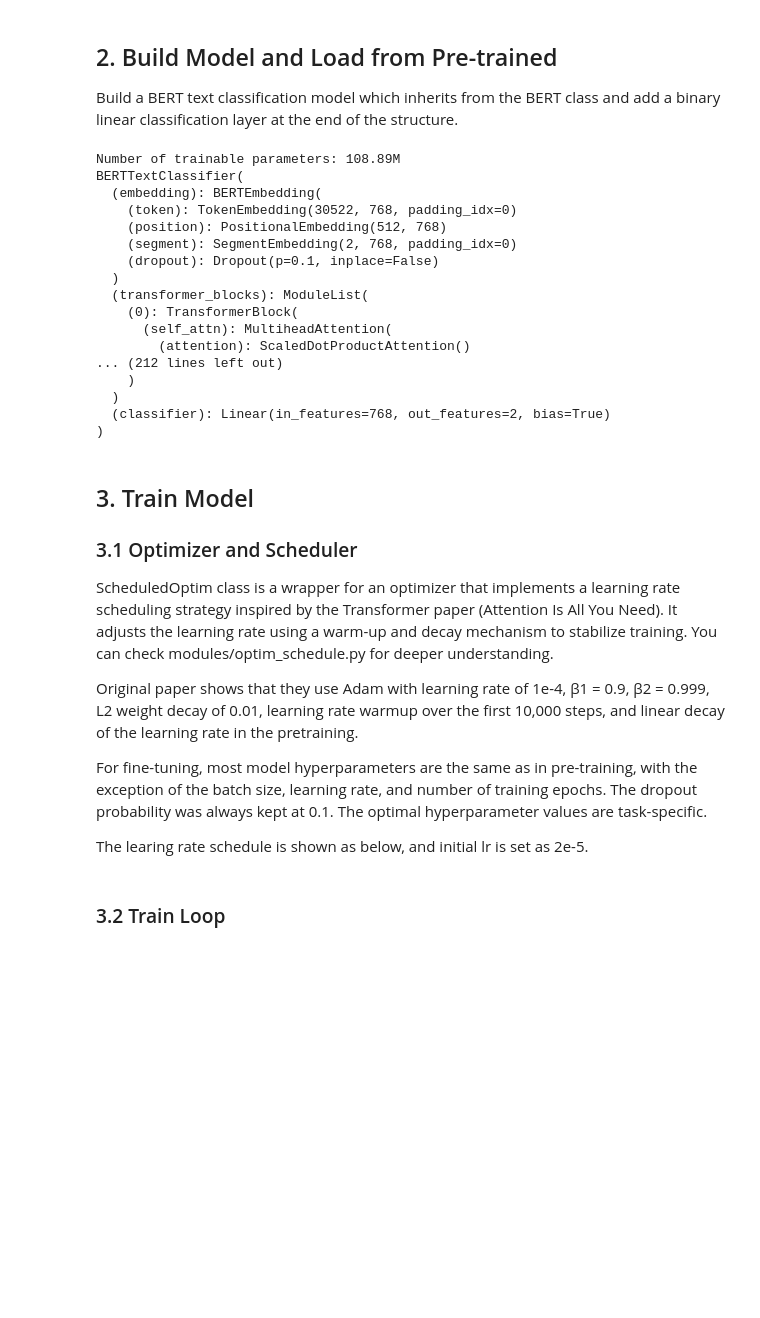
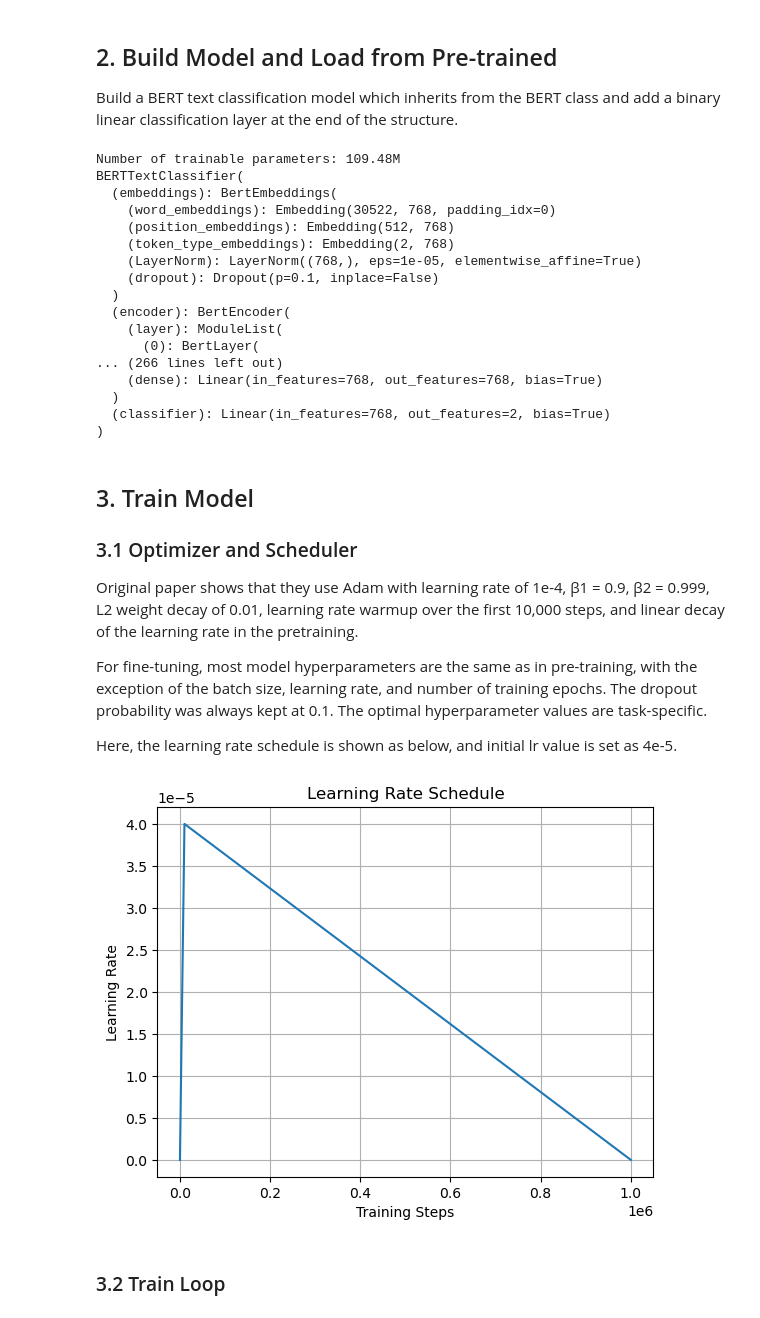
Before and after one commit to Kamichanw/SeekDeeper, a Jupyter notebook: bert/finetune.ipynb, the cells around one changed output. Cells and saved outputs as stored; diff of their text form; code cells hidden in the pictures; blank space fills up the shorter version.

```diff
--- a/bert/finetune.ipynb
+++ b/bert/finetune.ipynb
@@ -24,30 +26,30 @@ for batch in train_dataloader:
 ## 2. Build Model and Load from Pre-trained
 Build a BERT text classification model which inherits from the BERT class and add a binary linear classification layer at the end of the structure.
 # %%
-device = torch.device("cuda" if torch.cuda.is_available() else "cpu")
+device = torch.device("cuda" if torch.cuda.is_available() else "cpu")\
+
 # load pretrained model
 model = BERTTextClassifier.from_pretrained(
-    config.pretrained_path,
+    model_name_or_path=config.pretrained_path,
     num_frozen_layers=0,  # frozen layer. Here do not froze
 )
 model = model.to(device)
-
 print(model)
 # %% [output]
-Number of trainable parameters: 108.89M
+Number of trainable parameters: 109.48M
 BERTTextClassifier(
-  (embedding): BERTEmbedding(
-    (token): TokenEmbedding(30522, 768, padding_idx=0)
-    (position): PositionalEmbedding(512, 768)
-    (segment): SegmentEmbedding(2, 768, padding_idx=0)
+  (embeddings): BertEmbeddings(
+    (word_embeddings): Embedding(30522, 768, padding_idx=0)
+    (position_embeddings): Embedding(512, 768)
+    (token_type_embeddings): Embedding(2, 768)
+    (LayerNorm): LayerNorm((768,), eps=1e-05, elementwise_affine=True)
     (dropout): Dropout(p=0.1, inplace=False)
   )
-  (transformer_blocks): ModuleList(
-    (0): TransformerBlock(
-      (self_attn): MultiheadAttention(
-        (attention): ScaledDotProductAttention()
-... (212 lines left out)
-    )
+  (encoder): BertEncoder(
+    (layer): ModuleList(
+      (0): BertLayer(
+... (266 lines left out)
+    (dense): Linear(in_features=768, out_features=768, bias=True)
   )
   (classifier): Linear(in_features=768, out_features=2, bias=True)
 )
@@ -55,14 +57,55 @@ BERTTextClassifier(
 ## 3. Train Model
 
 ### 3.1 Optimizer and Scheduler
-ScheduledOptim class is a wrapper for an optimizer that implements a learning rate scheduling strategy inspired by the Transformer paper (Attention Is All You Need). It adjusts the learning rate using a warm-up and decay mechanism to stabilize training. You can check modules/optim_schedule.py for deeper understanding.
-
 Original paper shows that they use Adam with learning rate of 1e-4, β1 = 0.9, β2 = 0.999, L2 weight decay of 0.01, learning rate warmup over the first 10,000 steps, and linear decay of the learning rate in the pretraining.
 
 For fine-tuning, most model hyperparameters are the same as in pre-training, with the exception of the batch size, learning rate, and number of training epochs.
 The dropout probability was always kept at 0.1. The optimal hyperparameter values are task-specific.
 
-The learing rate schedule is shown as below, and initial lr is set as 2e-5.
+Here, the learning rate schedule is shown as below, and initial lr value is set as 4e-5.
+# %%
+import torch
+import numpy as np
+import matplotlib.pyplot as plt
+from torch.optim import Adam
+from transformers import get_linear_schedule_with_warmup
+import config
+
+# Randomly create a model
+test_model = torch.nn.Linear(10, 1)
+
+# Create optimizer
+optimizer = Adam(
+    test_model.parameters(),
+    lr=config.FinetuningConfig.lr,
+    weight_decay=config.FinetuningConfig.weight_decay
+)
+
+# Create the learning rate scheduler using transformers' get_linear_schedule_with_warmup
+scheduler = get_linear_schedule_with_warmup(
+    optimizer=optimizer,
+    num_training_steps=config.total_steps,  # Total number of training steps
+    num_warmup_steps=config.warmup_steps,    # Number of warmup steps
+)
+
+lr_values = []
+
+# Loop through training steps
+for _ in range(config.total_steps):
+    # Update lr
+    optimizer.step()
+    lr_values.append(scheduler.get_last_lr())
+    scheduler.step()
+
+# Plot the learning rate curve
+plt.plot(lr_values)
+plt.title('Learning Rate Schedule')
+plt.xlabel('Training Steps')
+plt.ylabel('Learning Rate')
+plt.grid(True)
+plt.show()
+# %% [output]
+[figure, added]
 # %% [markdown]
 ### 3.2 Train Loop
 # %%
```
Also changed, not shown: parts of 4 cells of this notebook, 11 other files.
